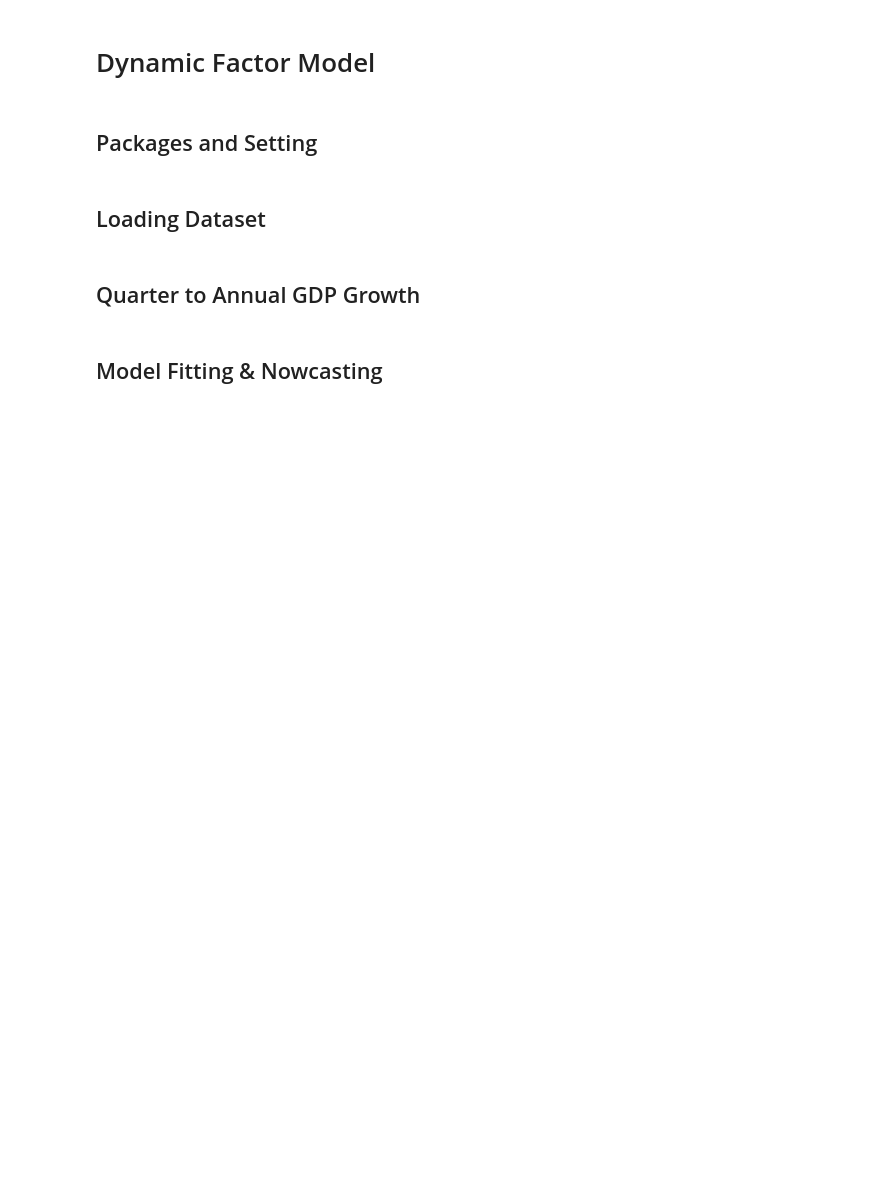
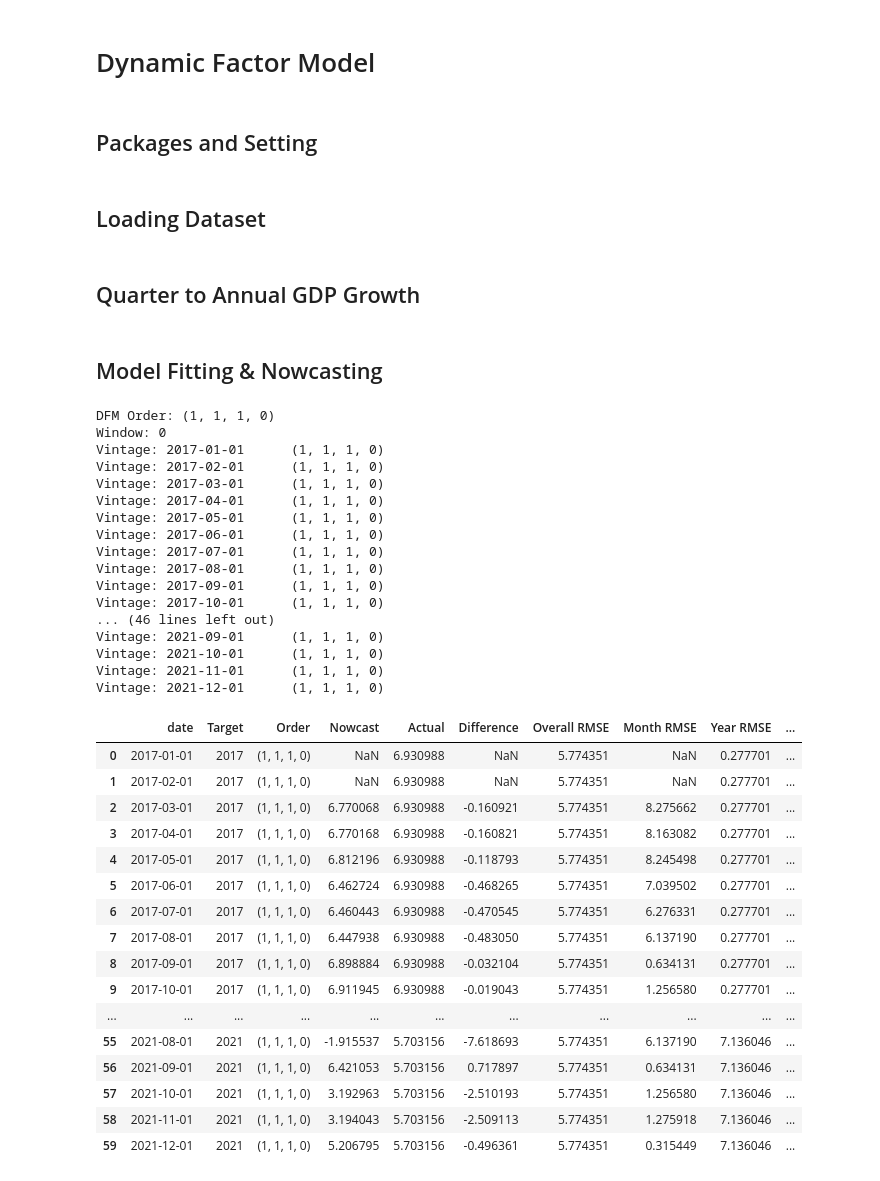
Before and after one commit to tiubenedict/TweetsNowcast, a Jupyter notebook: IDN_Nowcasting.ipynb, the cells around one changed output. Saved outputs shown, nothing was run; the diff lists cells and outputs as text; code cells hidden in the pictures; blank space fills up the shorter version.

Commit message:
Initial results

```diff
--- a/IDN_Nowcasting.ipynb
+++ b/IDN_Nowcasting.ipynb
@@ -172,14 +172,14 @@ def runDFM(factor_order, error_order, k_factors, factor_lag, window, optimize_or
     results['date'] = pd.to_datetime(results['date'])
     results['Period'] = np.where(results['Target'] < 2020, 1, 0)
     results['Year'] = results['Target']
-    results['Month'] = results['date'].dt.month % 3
+    results['Month'] = results['date'].dt.month % 12
 
     # RMSE CALCULATIONS
     results['Difference'] = results['Nowcast'] - results['Actual']
-    results['Overall RMSE'] = np.sqrt(np.power(results['Difference'], 2).mean())
+    results['Overall RMSE'] = np.sqrt(np.power(results['Difference'].dropna(), 2).mean())
     for period in ['Month', 'Year', 'Period']:
         results = results.set_index(period)
-        results[f'{period} RMSE'] = results.groupby(period).apply(lambda dff: np.sqrt(np.power(dff['Difference'], 2).mean()))
+        results[f'{period} RMSE'] = results.groupby(period).apply(lambda dff: np.sqrt(np.power(dff['Difference'].dropna(), 2).mean()))
         results = results.reset_index()
     results = results.drop(columns=['Period', 'Year', 'Month'])
 
@@ -190,4 +190,39 @@ def runDFM(factor_order, error_order, k_factors, factor_lag, window, optimize_or
 
     return results
 # %%
-runDFM(1, 1, 1, 1, 37, optimize_order=False)
+runDFM(1, 1, 1, 0, 0, optimize_order=False)
+# %% [output]
+DFM Order: (1, 1, 1, 0)
+Window: 0
+Vintage: 2017-01-01      (1, 1, 1, 0)
+Vintage: 2017-02-01      (1, 1, 1, 0)
+Vintage: 2017-03-01      (1, 1, 1, 0)
+Vintage: 2017-04-01      (1, 1, 1, 0)
+Vintage: 2017-05-01      (1, 1, 1, 0)
+Vintage: 2017-06-01      (1, 1, 1, 0)
+Vintage: 2017-07-01      (1, 1, 1, 0)
+Vintage: 2017-08-01      (1, 1, 1, 0)
+Vintage: 2017-09-01      (1, 1, 1, 0)
+Vintage: 2017-10-01      (1, 1, 1, 0)
+... (46 lines left out)
+Vintage: 2021-09-01      (1, 1, 1, 0)
+Vintage: 2021-10-01      (1, 1, 1, 0)
+Vintage: 2021-11-01      (1, 1, 1, 0)
+Vintage: 2021-12-01      (1, 1, 1, 0)
+|  | date | Target | Order | Nowcast | Actual | Difference | Overall RMSE | Month RMSE | Year RMSE | ... |
+| 0 | 2017-01-01 | 2017 | (1, 1, 1, 0) | NaN | 6.930988 | NaN | 5.774351 | NaN | 0.277701 | ... |
+| 1 | 2017-02-01 | 2017 | (1, 1, 1, 0) | NaN | 6.930988 | NaN | 5.774351 | NaN | 0.277701 | ... |
+| 2 | 2017-03-01 | 2017 | (1, 1, 1, 0) | 6.770068 | 6.930988 | -0.160921 | 5.774351 | 8.275662 | 0.277701 | ... |
+| 3 | 2017-04-01 | 2017 | (1, 1, 1, 0) | 6.770168 | 6.930988 | -0.160821 | 5.774351 | 8.163082 | 0.277701 | ... |
+| 4 | 2017-05-01 | 2017 | (1, 1, 1, 0) | 6.812196 | 6.930988 | -0.118793 | 5.774351 | 8.245498 | 0.277701 | ... |
+| 5 | 2017-06-01 | 2017 | (1, 1, 1, 0) | 6.462724 | 6.930988 | -0.468265 | 5.774351 | 7.039502 | 0.277701 | ... |
+| 6 | 2017-07-01 | 2017 | (1, 1, 1, 0) | 6.460443 | 6.930988 | -0.470545 | 5.774351 | 6.276331 | 0.277701 | ... |
+| 7 | 2017-08-01 | 2017 | (1, 1, 1, 0) | 6.447938 | 6.930988 | -0.483050 | 5.774351 | 6.137190 | 0.277701 | ... |
+| 8 | 2017-09-01 | 2017 | (1, 1, 1, 0) | 6.898884 | 6.930988 | -0.032104 | 5.774351 | 0.634131 | 0.277701 | ... |
+| 9 | 2017-10-01 | 2017 | (1, 1, 1, 0) | 6.911945 | 6.930988 | -0.019043 | 5.774351 | 1.256580 | 0.277701 | ... |
+| ... | ... | ... | ... | ... | ... | ... | ... | ... | ... | ... |
+| 55 | 2021-08-01 | 2021 | (1, 1, 1, 0) | -1.915537 | 5.703156 | -7.618693 | 5.774351 | 6.137190 | 7.136046 | ... |
+| 56 | 2021-09-01 | 2021 | (1, 1, 1, 0) | 6.421053 | 5.703156 | 0.717897 | 5.774351 | 0.634131 | 7.136046 | ... |
+| 57 | 2021-10-01 | 2021 | (1, 1, 1, 0) | 3.192963 | 5.703156 | -2.510193 | 5.774351 | 1.256580 | 7.136046 | ... |
+| 58 | 2021-11-01 | 2021 | (1, 1, 1, 0) | 3.194043 | 5.703156 | -2.509113 | 5.774351 | 1.275918 | 7.136046 | ... |
+| 59 | 2021-12-01 | 2021 | (1, 1, 1, 0) | 5.206795 | 5.703156 | -0.496361 | 5.774351 | 0.315449 | 7.136046 | ... |
```
Also changed, not shown: 25 other files.
